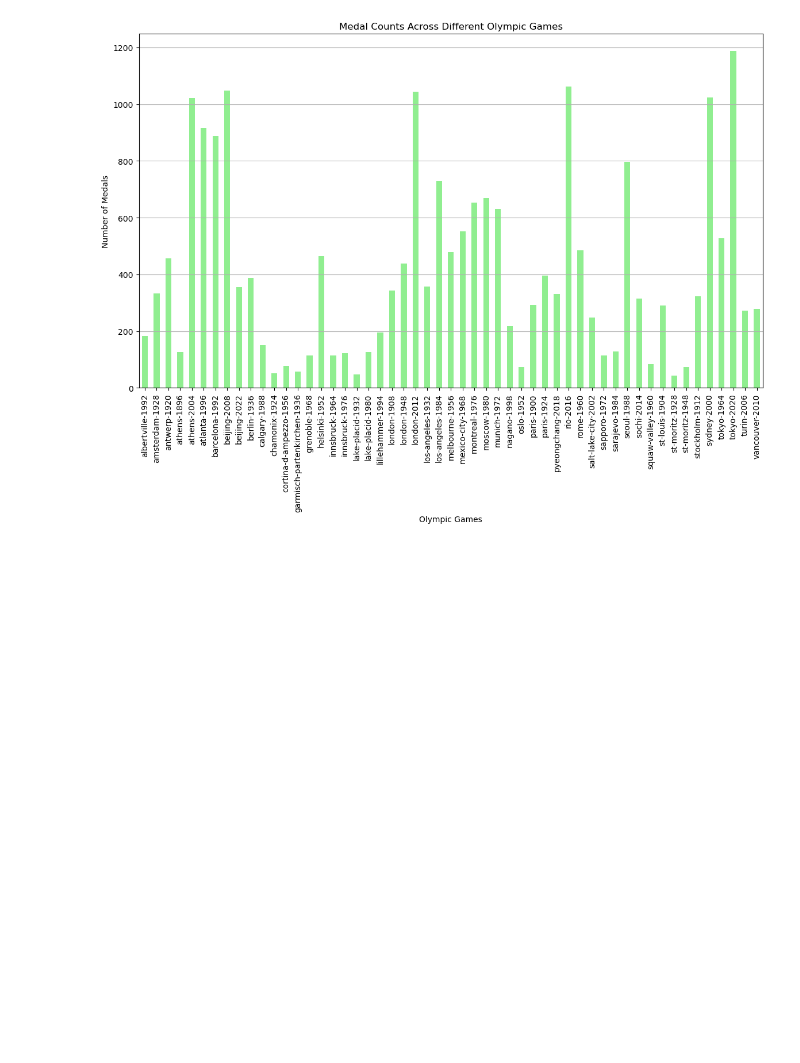
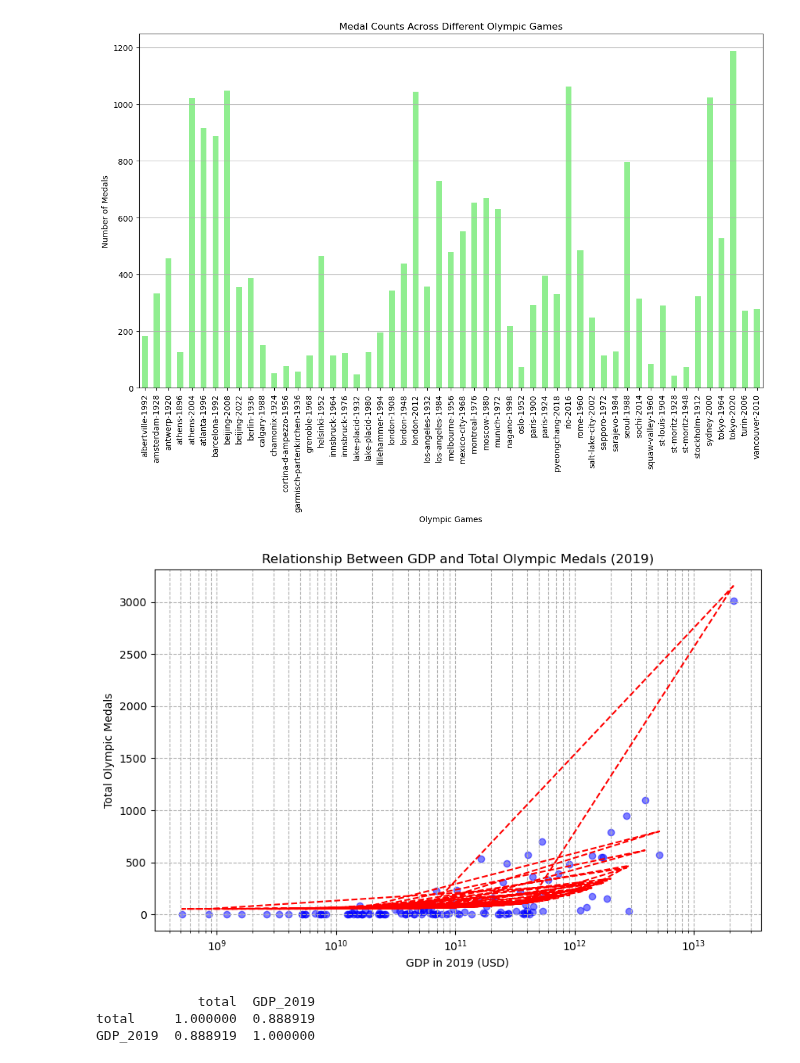
Before and after one commit to ncmoliver/olympic_analysis, a Jupyter notebook: olympic_analysis.ipynb, the cells around one changed output. Cells and saved outputs as stored; diff of their text form; code cells hidden in the pictures; blank space fills up the shorter version.

Commit message:
Graham Update, includes chart for my question.

```diff
--- a/olympic_analysis.ipynb
+++ b/olympic_analysis.ipynb
@@ -234,0 +233,54 @@ test test
+# %%
+import pandas as pd
+import numpy as np
+import matplotlib.pyplot as plt
+from sklearn.linear_model import LinearRegression
+
+# Load the data
+olympic_analysis = pd.read_csv('olympic_analysis.csv')
+gdp_data = pd.read_csv('gdp.csv')
+
+# Aggregate total medals by country
+medals_total = olympic_analysis.groupby('country')['total'].sum().reset_index()
+
+# Extract the most recent year's GDP data (2019)
+gdp_recent = gdp_data[['Country Name', '2019']].rename(columns={'2019': 'GDP_2019'})
+
+# Merge the total medals data with the GDP data
+merged_data = pd.merge(medals_total, gdp_recent, left_on='country', right_on='Country Name', how='inner')
+
+# Remove rows with NaN GDP values
+cleaned_data = merged_data.dropna(subset=['GDP_2019'])
+
+# Prepare data for linear regression
+X = cleaned_data['GDP_2019'].values.reshape(-1, 1)  # GDP values reshaped for sklearn
+y = cleaned_data['total'].values  # Total medals
+
+# Create linear regression object
+reg = LinearRegression()
+
+# Train the model
+reg.fit(X, y)
+
+# Make predictions
+y_pred = reg.predict(X)
+
+# Create a scatter plot to illustrate the relationship between GDP and total medals
+plt.figure(figsize=(10, 6))
+plt.scatter(cleaned_data['GDP_2019'], cleaned_data['total'], color='blue', alpha=0.5)
+plt.plot(cleaned_data['GDP_2019'], y_pred, "r--")  # Regression line
+plt.title('Relationship Between GDP and Total Olympic Medals (2019)')
+plt.xlabel('GDP in 2019 (USD)')
+plt.ylabel('Total Olympic Medals')
+plt.xscale('log')  # Using logarithmic scale to better visualize the data
+plt.grid(True, which="both", ls="--")
+plt.show()
+
+# Calculate Pearson correlation coefficient
+correlation = cleaned_data[['total', 'GDP_2019']].corr(method='pearson')
+print(correlation)
+# %% [output]
+[figure, added]
+             total  GDP_2019
+total     1.000000  0.888919
+GDP_2019  0.888919  1.000000
```
Also changed, not shown: parts of 1 cell of this notebook.
